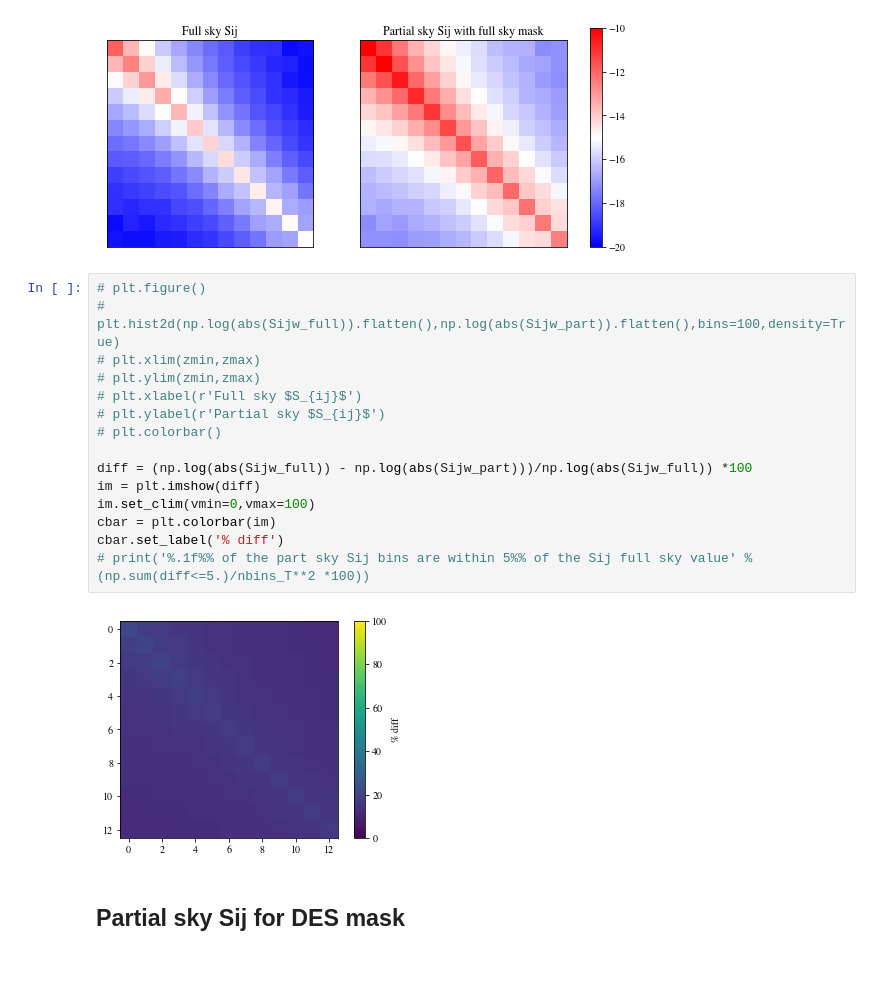
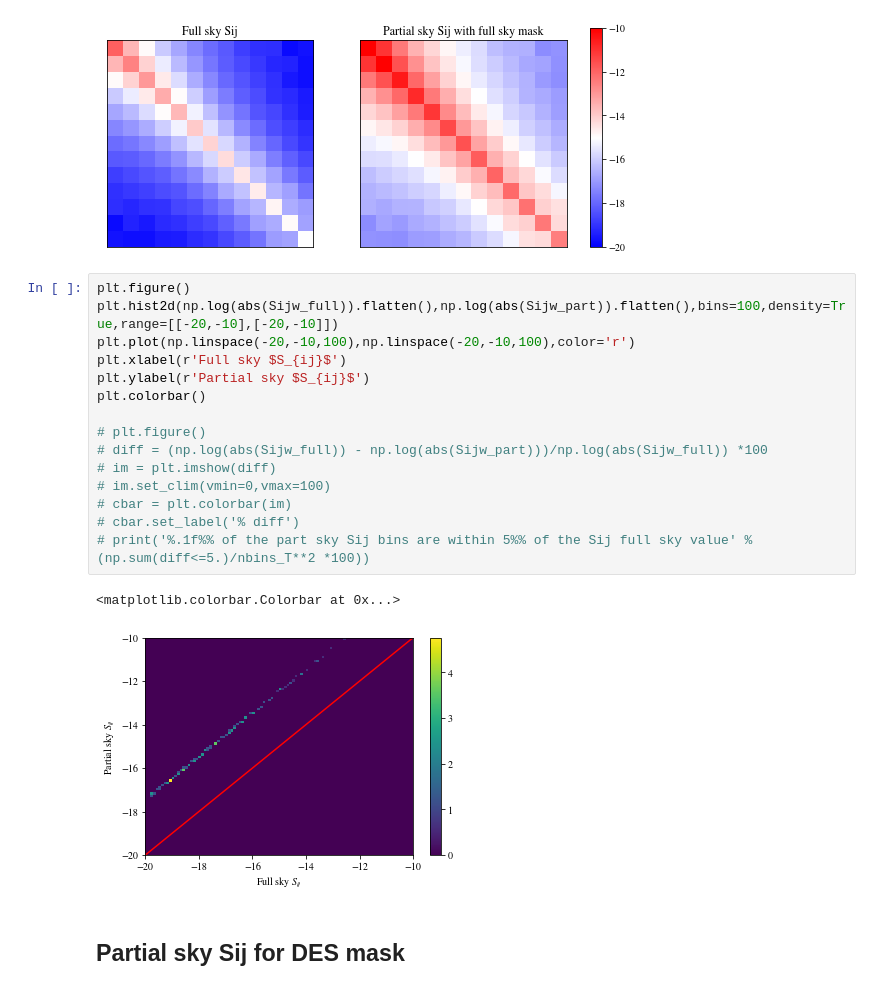
Before and after one commit to fabienlacasa/PySSC, a Jupyter notebook: Partsky_examples.ipynb, the cells around one changed output. Drawn from its saved outputs; the diff is of its cells as text.

```diff
--- a/Partsky_examples.ipynb
+++ b/Partsky_examples.ipynb
@@ -61,22 +61,23 @@ c_bar=fig.colorbar(im,cax=cbar_ax,fraction=.5)
 # %% [output]
 [figure]
 # %%
+plt.figure()
+plt.hist2d(np.log(abs(Sijw_full)).flatten(),np.log(abs(Sijw_part)).flatten(),bins=100,density=True,range=[[-20,-10],[-20,-10]])
+plt.plot(np.linspace(-20,-10,100),np.linspace(-20,-10,100),color='r')
+plt.xlabel(r'Full sky $S_{ij}$')
+plt.ylabel(r'Partial sky $S_{ij}$')
+plt.colorbar()
+
 # plt.figure()
-# plt.hist2d(np.log(abs(Sijw_full)).flatten(),np.log(abs(Sijw_part)).flatten(),bins=100,density=True)
-# plt.xlim(zmin,zmax)
-# plt.ylim(zmin,zmax)
-# plt.xlabel(r'Full sky $S_{ij}$')
-# plt.ylabel(r'Partial sky $S_{ij}$')
-# plt.colorbar()
-
-diff = (np.log(abs(Sijw_full)) - np.log(abs(Sijw_part)))/np.log(abs(Sijw_full)) *100
-im = plt.imshow(diff)
-im.set_clim(vmin=0,vmax=100)
-cbar = plt.colorbar(im)
-cbar.set_label('% diff')
+# diff = (np.log(abs(Sijw_full)) - np.log(abs(Sijw_part)))/np.log(abs(Sijw_full)) *100
+# im = plt.imshow(diff)
+# im.set_clim(vmin=0,vmax=100)
+# cbar = plt.colorbar(im)
+# cbar.set_label('% diff')
 # print('%.1f%% of the part sky Sij bins are within 5%% of the Sij full sky value' %(np.sum(diff<=5.)/nbins_T**2 *100))
 # %% [output]
+<matplotlib.colorbar.Colorbar at 0x...>
-[figure, old version]
+[figure, new version]
 # %% [markdown]
 ## Partial sky Sij for DES mask
 # %%
```
Also changed, not shown: parts of 1 cell of this notebook.
